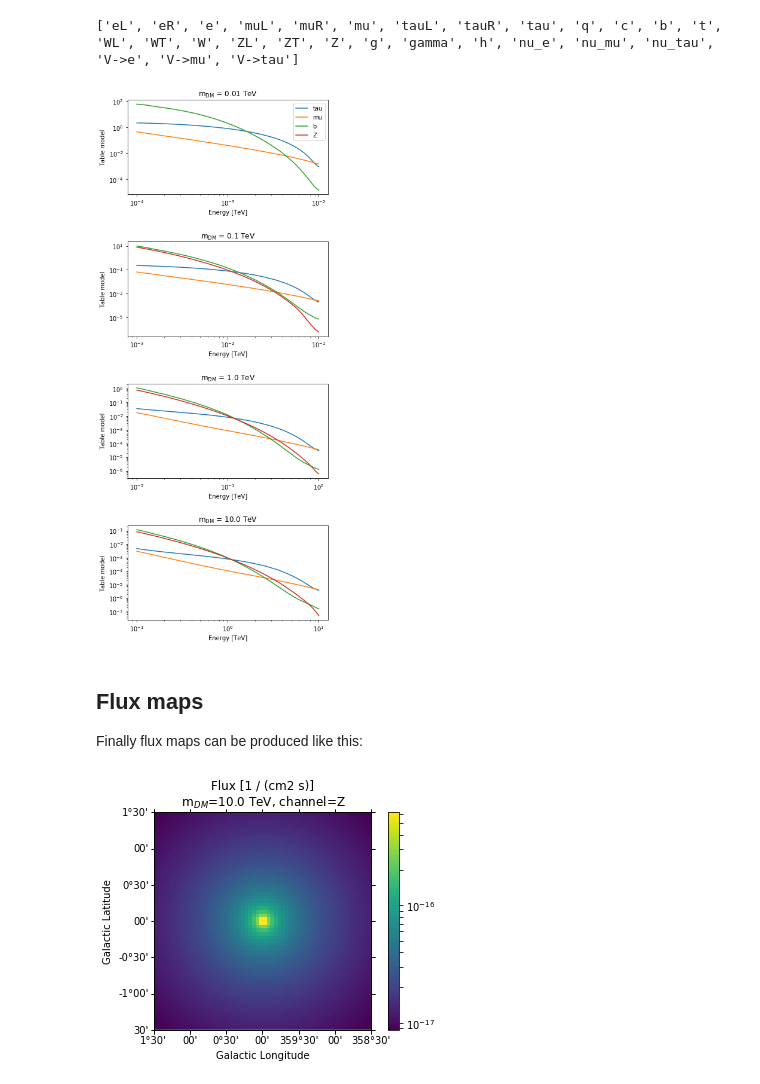
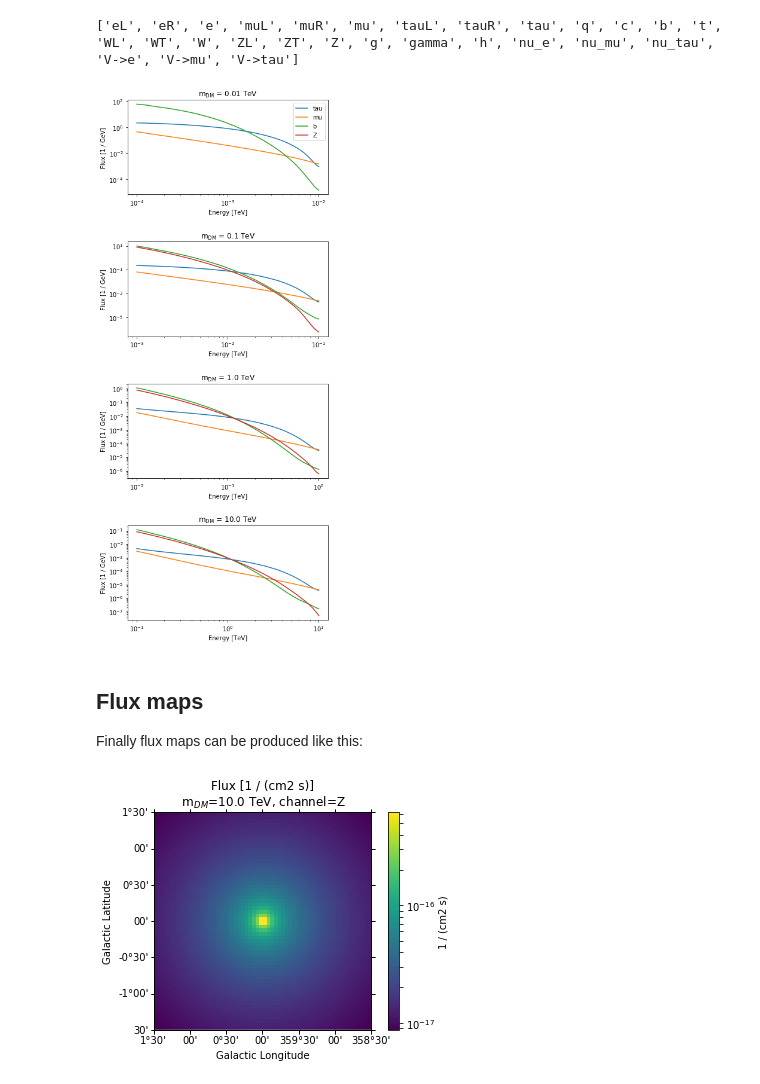
Before and after one commit to gammapy/gammapy-extra, a Jupyter notebook: notebooks/astro_dark_matter.ipynb, the cells around one changed output. Drawn from its saved outputs; the diff is of its cells as text; code cells hidden in the pictures.

Commit message:
Fix UnitError in dark matter notebook

```diff
--- a/notebooks/astro_dark_matter.ipynb
+++ b/notebooks/astro_dark_matter.ipynb
@@ -109,21 +109,21 @@ print(fluxes.allowed_channels)
 # %%
 fig, axes = plt.subplots(4,1, figsize=(6,16))
 mDMs = [0.01, 0.1, 1, 10] * u.TeV
 
 for mDM, ax in zip(mDMs, axes):
     fluxes.mDM = mDM
     ax.set_title(r'm$_{{\mathrm{{DM}}}}$ = {}'.format(mDM))
     ax.set_yscale('log')
     ax.set_ylabel('dN/dE')
 
     for channel in ['tau', 'mu', 'b', 'Z']:
         fluxes.channel = channel
-        fluxes.table_model.plot(energy_range=[mDM/100, mDM], ax=ax, label=channel)
+        fluxes.table_model.plot(energy_range=[mDM/100, mDM], ax=ax, label=channel, flux_unit='1/GeV')
 
 axes[0].legend()
 plt.subplots_adjust(hspace=0.5)
 # %% [output]
-[figure, old version]
+[figure, new version]
 # %% [markdown]
 ## Flux maps
 
@@ -145,4 +145,4 @@ plt.title(
     fluxes.channel)
 );
 # %% [output]
-[figure, old version]
+[figure, new version]
```
Also changed, not shown: parts of 1 cell of this notebook.
